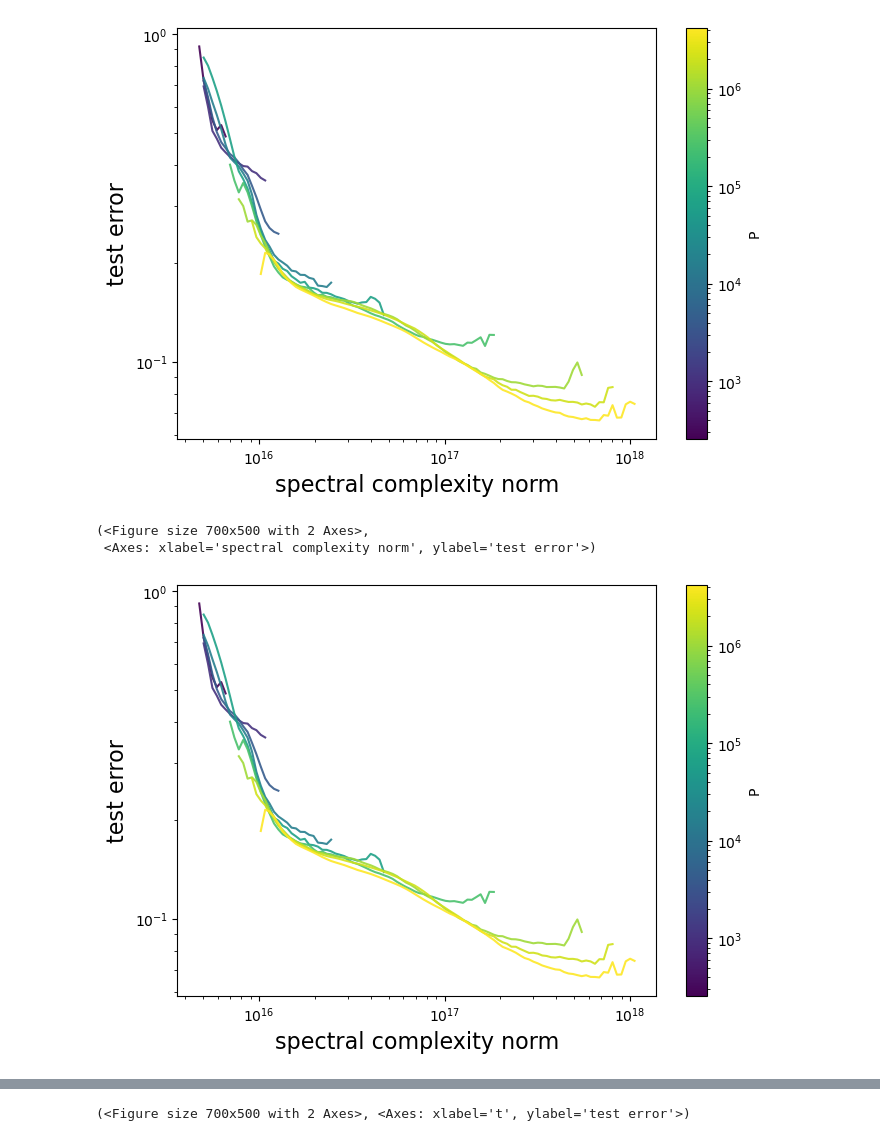
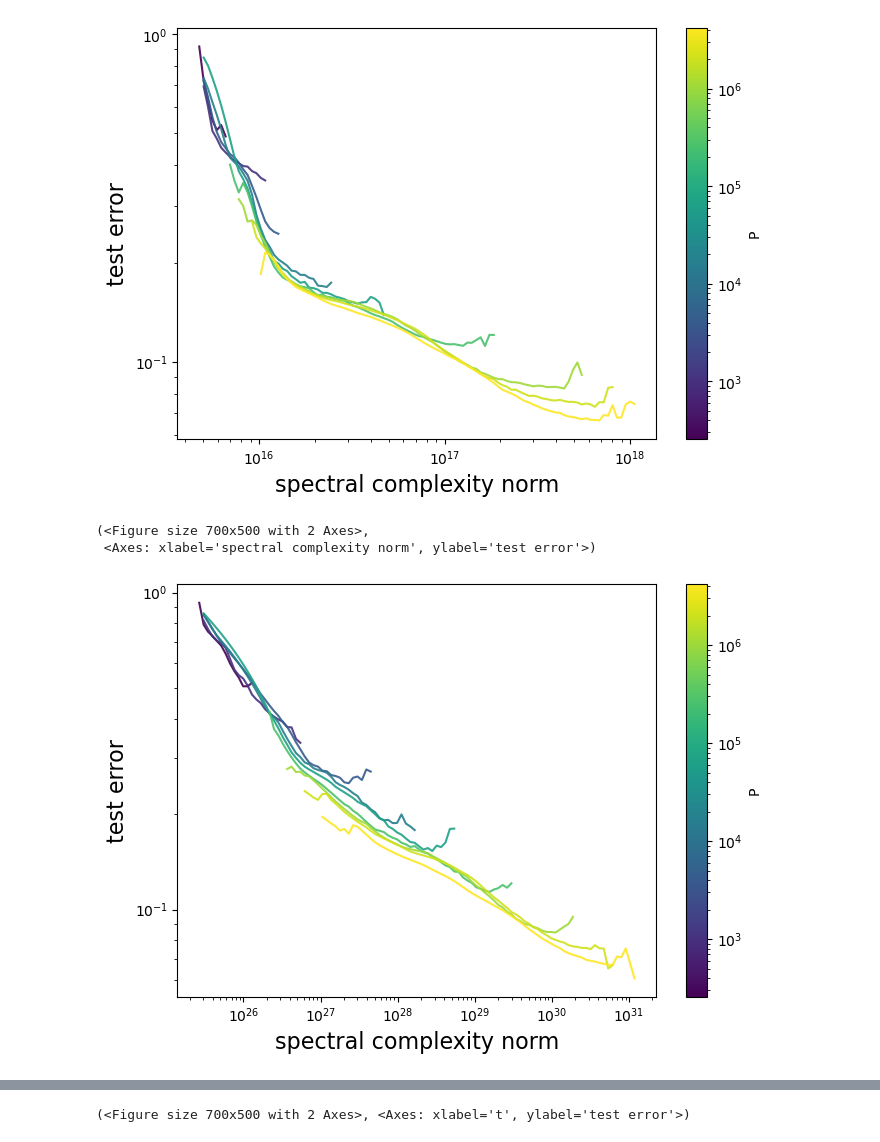
Before and after one commit to f-damico/theory-language-modelling, a Jupyter notebook: rhm_dynamics copy.ipynb, the cells around one changed output, grey strips where cells are left out. Saved outputs shown, nothing was run; the diff lists cells and outputs as text; code cells hidden in the pictures.

```diff
--- a/rhm_dynamics copy.ipynb
+++ b/rhm_dynamics copy.ipynb
@@ -400,14 +1087,13 @@ plot_err_vs_norm_all_curves(
 # %%
 plot_err_vs_norm_all_curves(
     res,
-    norm_type="spectral_complexity_no_QK",
+    norm_type="spectral_complexity",
     xscale="log",
     yscale="log",
     average_seeds=True,
     avg_num_x=100,
-
 )
 # %% [output]
 (<Figure size 700x500 with 2 Axes>,
  <Axes: xlabel='spectral complexity norm', ylabel='test error'>)
-[figure, old version]
+[figure, new version]
```
Also changed, not shown: parts of 50 cells of this notebook, 1 other file.
